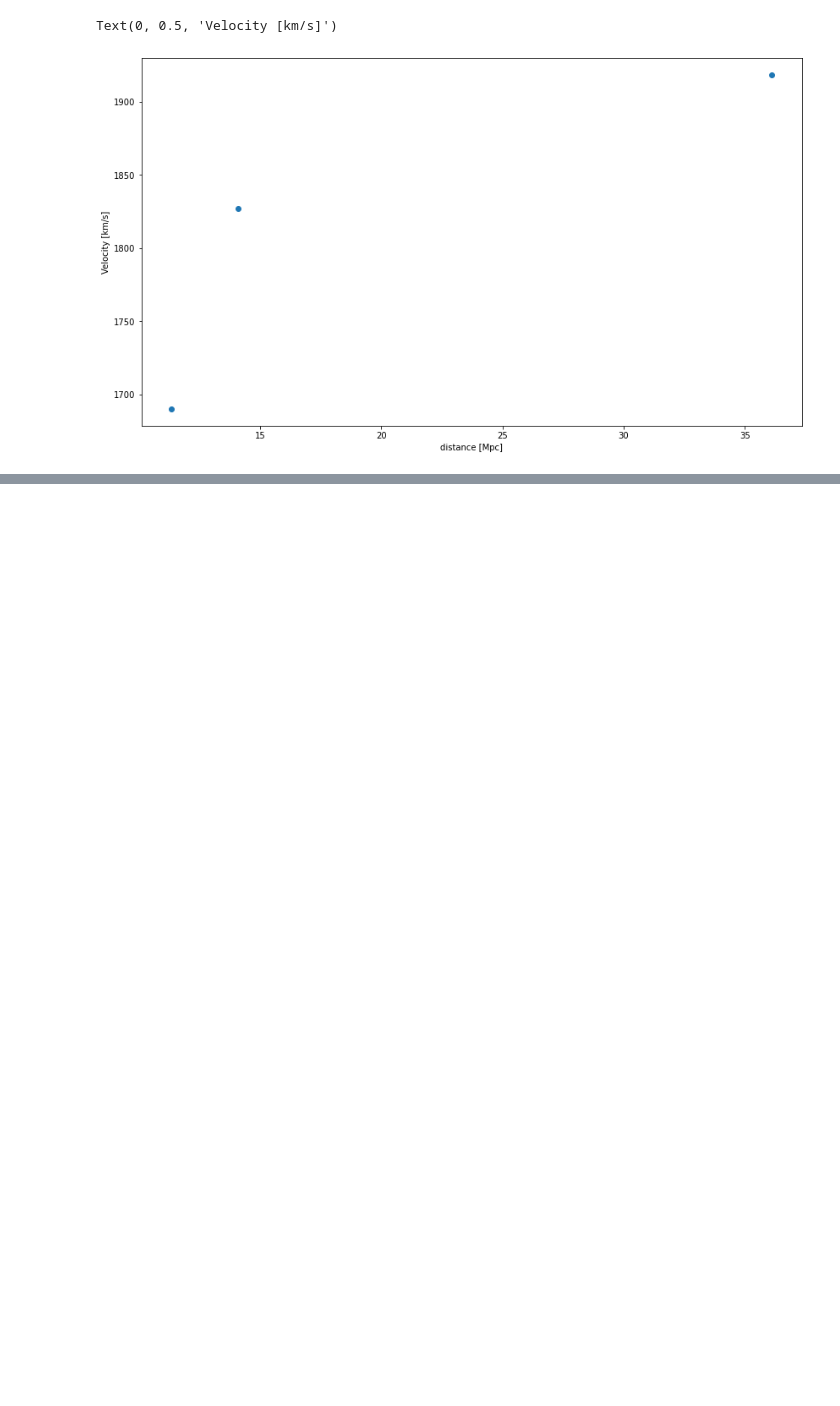
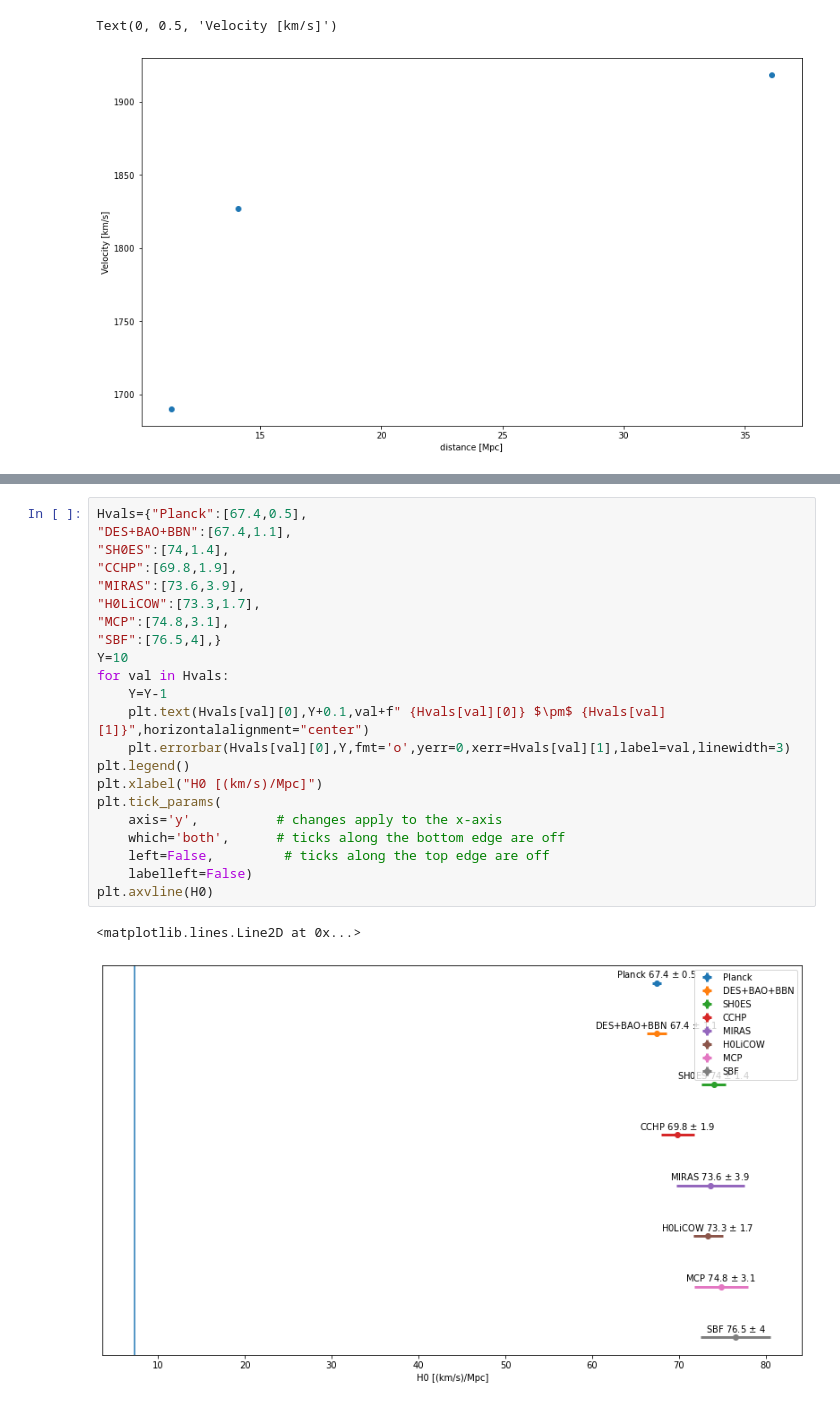
Before and after one commit to Mixpap/lab_kormou, a Jupyter notebook: galaxies/ASKHSH_4/Hubble_law.ipynb, the cells around one changed output, grey strips where cells are left out. Cells and saved outputs as stored; diff of their text form; blank space fills up the shorter version.

```diff
--- a/galaxies/ASKHSH_4/Hubble_law.ipynb
+++ b/galaxies/ASKHSH_4/Hubble_law.ipynb
@@ -82,0 +88,25 @@ print(1/H0 * 9.8e11)
+# %%
+Hvals={"Planck":[67.4,0.5],
+"DES+BAO+BBN":[67.4,1.1],
+"SH0ES":[74,1.4],
+"CCHP":[69.8,1.9],
+"MIRAS":[73.6,3.9],
+"H0LiCOW":[73.3,1.7],
+"MCP":[74.8,3.1],
+"SBF":[76.5,4],}
+Y=10
+for val in Hvals:
+    Y=Y-1
+    plt.text(Hvals[val][0],Y+0.1,val+f" {Hvals[val][0]} $\pm$ {Hvals[val][1]}",horizontalalignment="center")
+    plt.errorbar(Hvals[val][0],Y,fmt='o',yerr=0,xerr=Hvals[val][1],label=val,linewidth=3)
+plt.legend()
+plt.xlabel("H0 [(km/s)/Mpc]")
+plt.tick_params(
+    axis='y',          # changes apply to the x-axis
+    which='both',      # ticks along the bottom edge are off
+    left=False,         # ticks along the top edge are off
+    labelleft=False)
+plt.axvline(H0)
+# %% [output]
+<matplotlib.lines.Line2D at 0x...>
+[figure, added]
```
Also changed, not shown: parts of 11 cells of this notebook.
